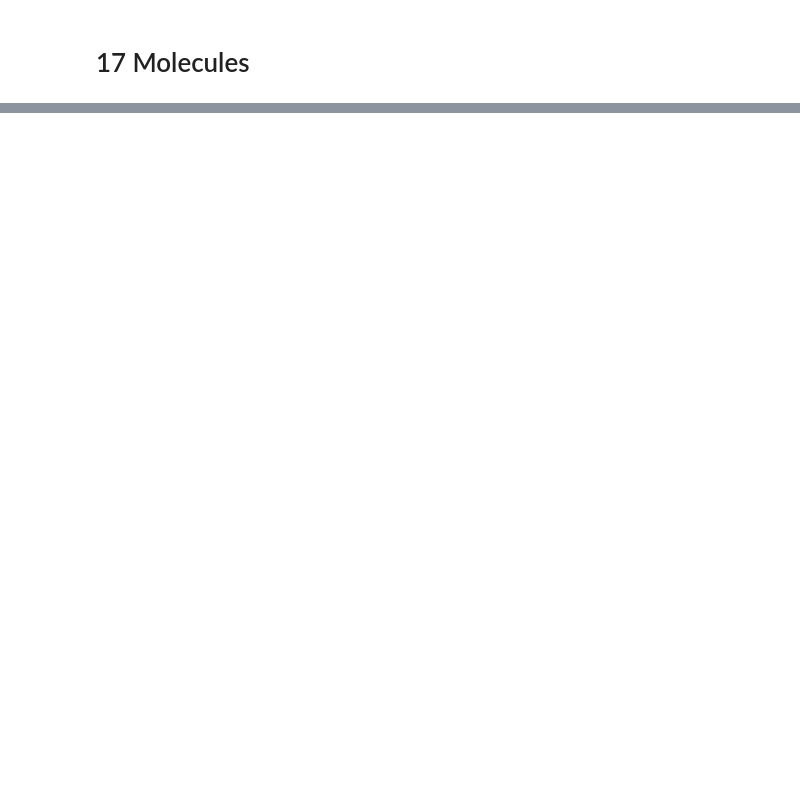
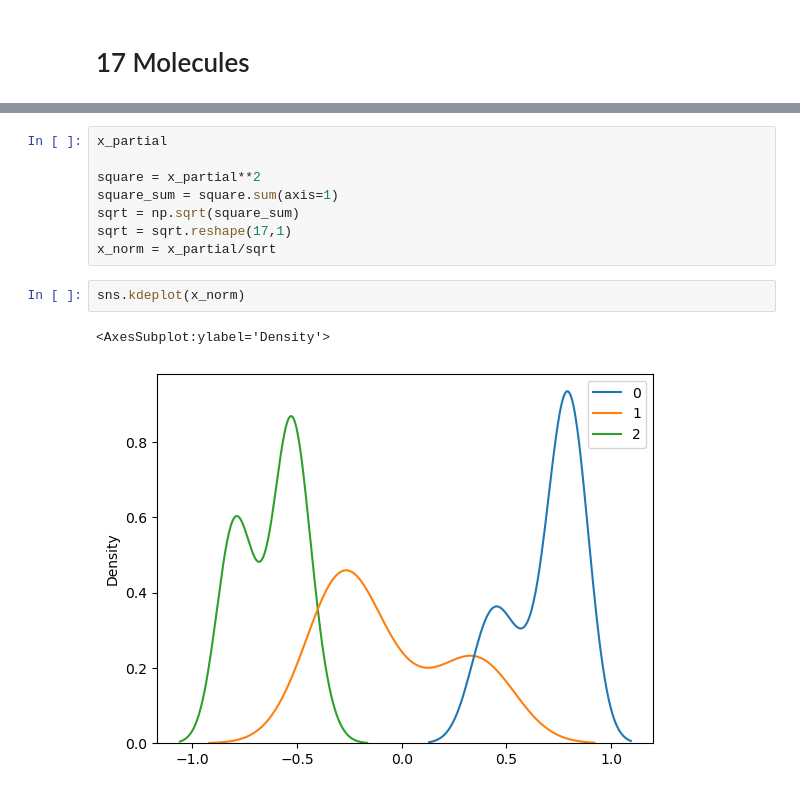
Before and after one commit to Miguilo/Master-Degree-Research, a Jupyter notebook: Positron-Binding-Energy/notebooks/Apolar Molecules/getting_optimized_models.ipynb, the cells around one changed output, grey strips where cells are left out. Cells and saved outputs as stored; diff of their text form; blank space fills up the shorter version.

```diff
--- a/Positron-Binding-Energy/notebooks/Apolar Molecules/getting_optimized_models.ipynb
+++ b/Positron-Binding-Energy/notebooks/Apolar Molecules/getting_optimized_models.ipynb
@@ -166,0 +205,13 @@ teste
+# %%
+x_partial
+
+square = x_partial**2
+square_sum = square.sum(axis=1)
+sqrt = np.sqrt(square_sum)
+sqrt = sqrt.reshape(17,1)
+x_norm = x_partial/sqrt
+# %%
+sns.kdeplot(x_norm)
+# %% [output]
+<AxesSubplot:ylabel='Density'>
+[figure, added]
```
Also changed, not shown: parts of 11 cells of this notebook, 4 other files.
